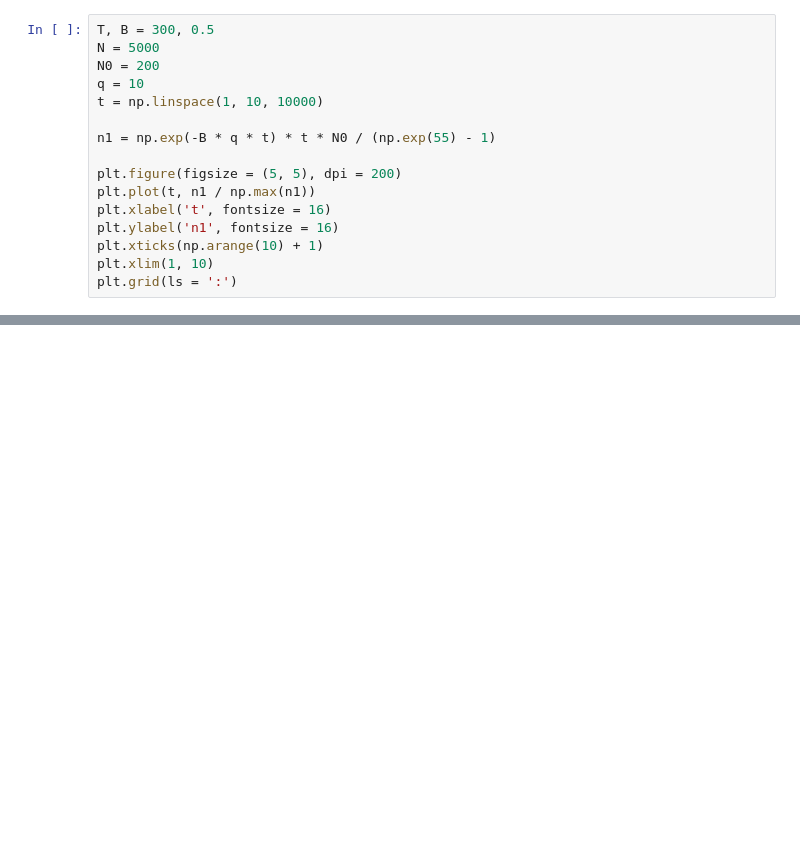
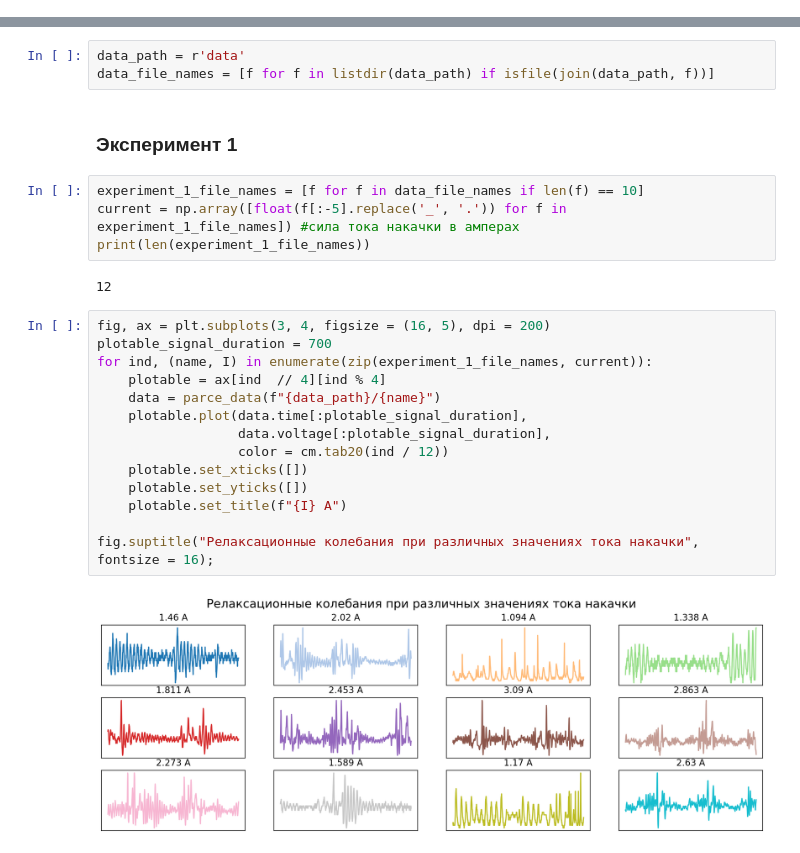
Before and after one commit to ShmakovVladimir/Labs, a Jupyter notebook: Фотника/Волоконный Лазер/main.ipynb, the cells around one changed output, grey strips where cells are left out. Saved outputs shown, nothing was run; the diff lists cells and outputs as text; blank space fills up the shorter version.

```diff
--- a/Фотника/Волоконный Лазер/main.ipynb
+++ b/Фотника/Волоконный Лазер/main.ipynb
@@ -55,16 +7,0 @@ char.head()
-# %%
-T, B = 300, 0.5
-N = 5000
-N0 = 200
-q = 10
-t = np.linspace(1, 10, 10000)
-
-n1 = np.exp(-B * q * t) * t * N0 / (np.exp(55) - 1)
-
-plt.figure(figsize = (5, 5), dpi = 200)
-plt.plot(t, n1 / np.max(n1))
-plt.xlabel('t', fontsize = 16)
-plt.ylabel('n1', fontsize = 16)
-plt.xticks(np.arange(10) + 1)
-plt.xlim(1, 10)
-plt.grid(ls = ':')
@@ -86,0 +67,27 @@ print(f"{nu:.2g}")
+# %%
+data_path = r'data'
+data_file_names = [f for f in listdir(data_path) if isfile(join(data_path, f))]
+# %% [markdown]
+### Эксперимент 1
+# %%
+experiment_1_file_names = [f for f in data_file_names if len(f) == 10]
+current = np.array([float(f[:-5].replace('_', '.')) for f in experiment_1_file_names]) #сила тока накачки в амперах
+print(len(experiment_1_file_names))
+# %% [output]
+12
+# %%
+fig, ax = plt.subplots(3, 4, figsize = (16, 5), dpi = 200)
+plotable_signal_duration = 700
+for ind, (name, I) in enumerate(zip(experiment_1_file_names, current)):
+    plotable = ax[ind  // 4][ind % 4]
+    data = parce_data(f"{data_path}/{name}")
+    plotable.plot(data.time[:plotable_signal_duration],
+                  data.voltage[:plotable_signal_duration],
+                  color = cm.tab20(ind / 12))
+    plotable.set_xticks([])
+    plotable.set_yticks([])
+    plotable.set_title(f"{I} А")
+
+fig.suptitle("Релаксационные колебания при различных значениях тока накачки", fontsize = 16);
+# %% [output]
+[figure, added]
```
Also changed, not shown: parts of 11 cells of this notebook, 25 other files.
